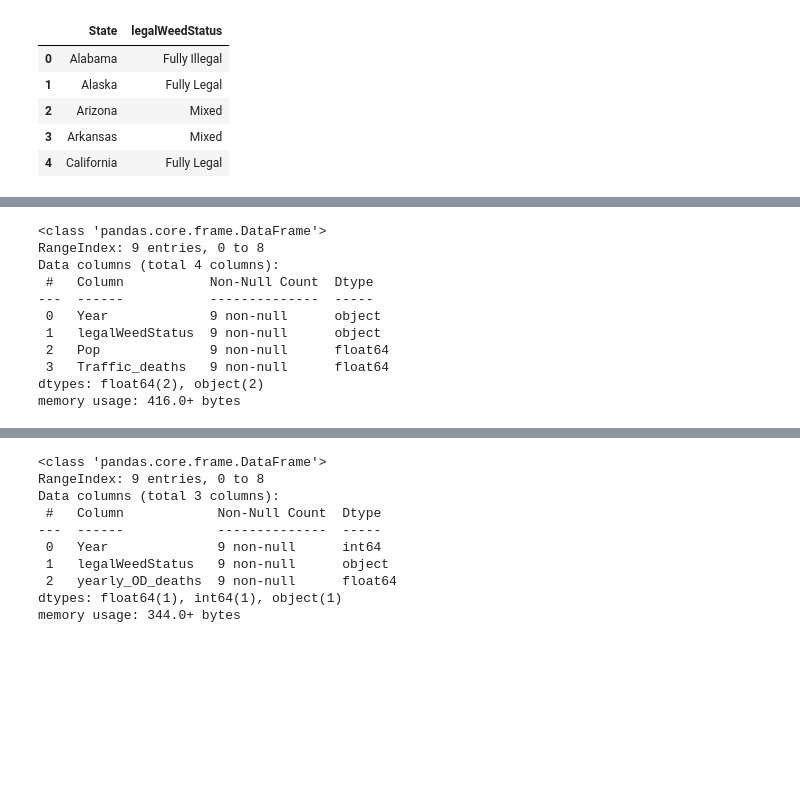
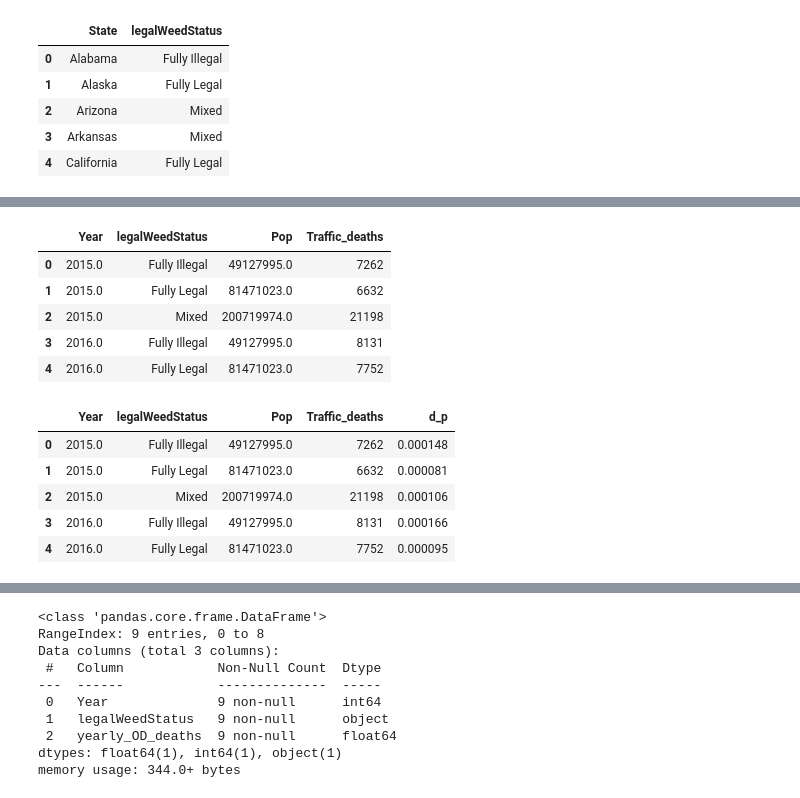
Before and after one commit to caravella483/Project2, a Jupyter notebook: jasonc/static/data/data.ipynb, the cells around one changed output, grey strips where cells are left out. Saved outputs shown, nothing was run; the diff lists cells and outputs as text; code cells hidden in the pictures; blank space fills up the shorter version.

```diff
--- a/jasonc/static/data/data.ipynb
+++ b/jasonc/static/data/data.ipynb
@@ -333,19 +336,24 @@ memory usage: 344.0+ bytes
 # %%
 ###join all the status info into one table
 status_join1 = status_pop.join(status_mvrtotal.set_index(['legalWeedStatus','Year']),on=['legalWeedStatus','Year'],how='left')
-status_join1.info()
+status_join1.head()
 # %% [output]
-<class 'pandas.core.frame.DataFrame'>
-RangeIndex: 9 entries, 0 to 8
-Data columns (total 4 columns):
- #   Column           Non-Null Count  Dtype
----  ------           --------------  -----
- 0   Year             9 non-null      object
- 1   legalWeedStatus  9 non-null      object
- 2   Pop              9 non-null      float64
- 3   Traffic_deaths   9 non-null      float64
-dtypes: float64(2), object(2)
-memory usage: 416.0+ bytes
+|  | Year | legalWeedStatus | Pop | Traffic_deaths |
+| 0 | 2015.0 | Fully Illegal | 49127995.0 | 7262 |
+| 1 | 2015.0 | Fully Legal | 81471023.0 | 6632 |
+| 2 | 2015.0 | Mixed | 200719974.0 | 21198 |
+| 3 | 2016.0 | Fully Illegal | 49127995.0 | 8131 |
+| 4 | 2016.0 | Fully Legal | 81471023.0 | 7752 |
+# %%
+status_join1['d_p'] =  status_join1['Traffic_deaths']/status_join1['Pop']
+status_join1.head()
+# %% [output]
+|  | Year | legalWeedStatus | Pop | Traffic_deaths | d_p |
+| 0 | 2015.0 | Fully Illegal | 49127995.0 | 7262 | 0.000148 |
+| 1 | 2015.0 | Fully Legal | 81471023.0 | 6632 | 0.000081 |
+| 2 | 2015.0 | Mixed | 200719974.0 | 21198 | 0.000106 |
+| 3 | 2016.0 | Fully Illegal | 49127995.0 | 8131 | 0.000166 |
+| 4 | 2016.0 | Fully Legal | 81471023.0 | 7752 | 0.000095 |
 # %%
 ###Overdose Info###
 # %%
```
Also changed, not shown: parts of 35 cells of this notebook, 4 other files.
